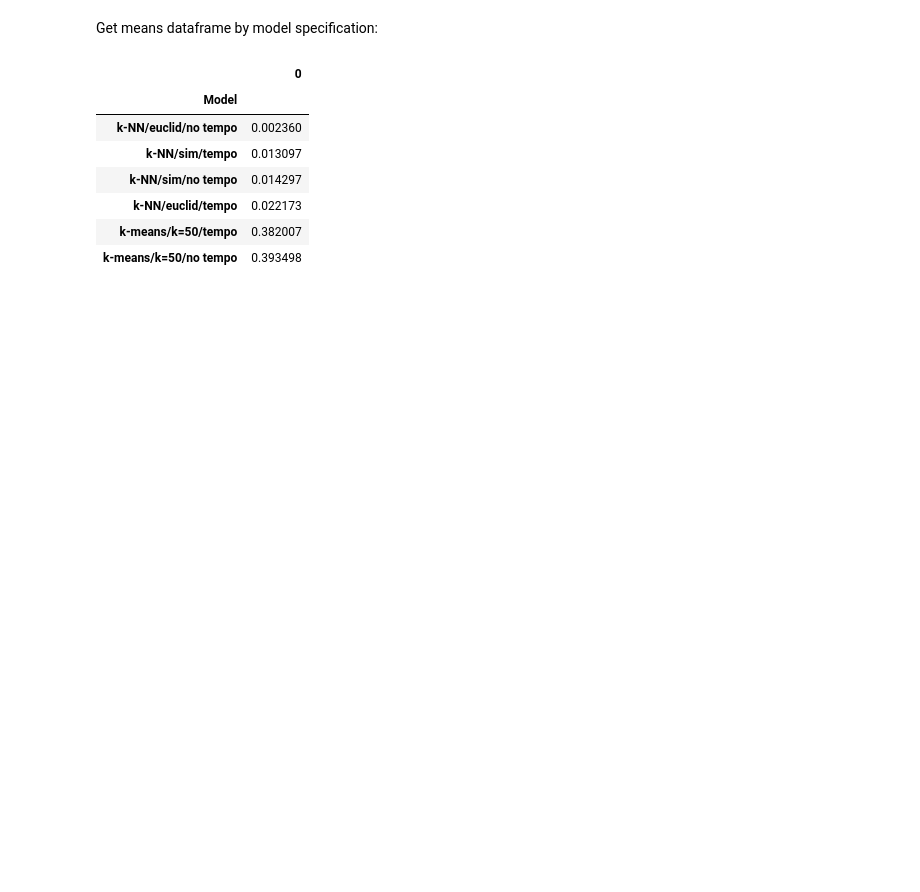
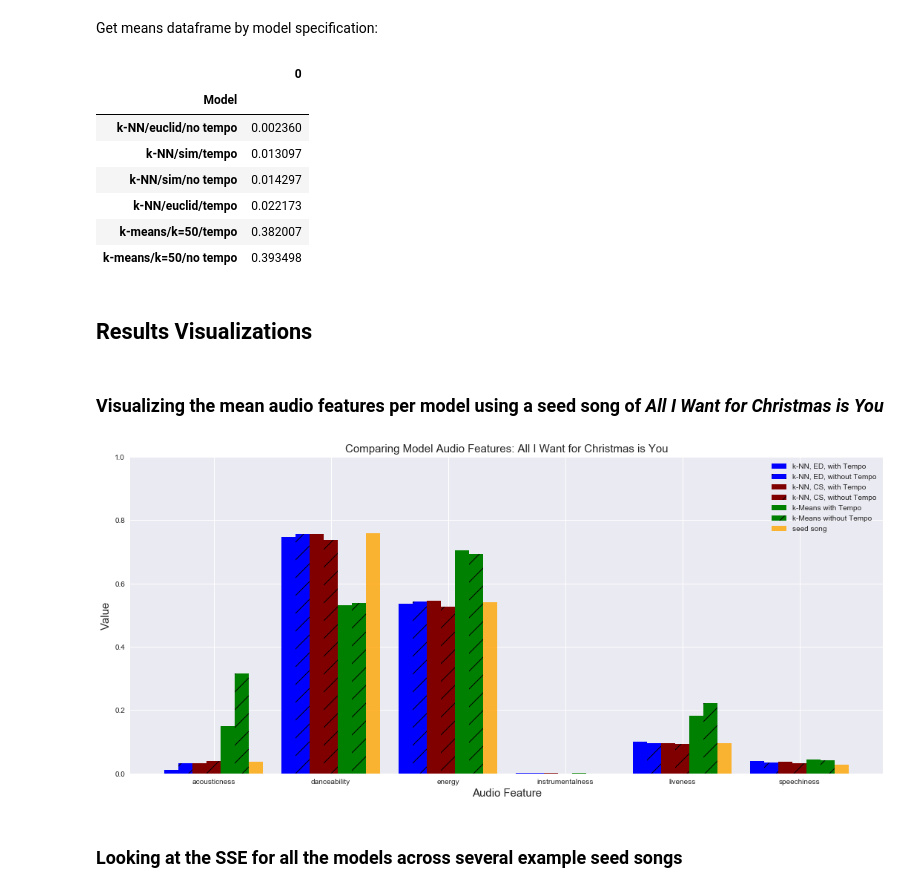
Before and after one commit to sethbilliau/spotify_playlists, a Jupyter notebook: compiled.ipynb, the cells around one changed output. Drawn from its saved outputs; the diff is of its cells as text; code cells hidden in the pictures; blank space fills up the shorter version.

Commit message:
Added Sarah's Results visualizations to compiled.ipynb

```diff
--- a/compiled.ipynb
+++ b/compiled.ipynb
@@ -930,3 +927,63 @@ df_means.to_frame()
 | k-NN/euclid/tempo | 0.022173 |
 | k-means/k=50/tempo | 0.382007 |
 | k-means/k=50/no tempo | 0.393498 |
+# %% [markdown]
+## Results Visualizations
+# %% [markdown]
+### Visualizing the mean audio features per model using a seed song of *All I Want for Christmas is You*
+# %%
+# Vis for:
+# Michael Bublé, It's Beginning to Look a lot Like Christmas
+# Yo-Yo Ma, Cello Suite No. 1 in G Major = "61dYvvfIRtIDFuqZypPAta"
+# Despacito, Luis Fonsi = "6habFhsOp2NvshLv26DqMb"
+# Star Wars = "3UqSTlEwO5spY8YL3GfQGv"
+# All I Want for Christmas is You = "0bYg9bo50gSsH3LtXe2SQn"
+
+objects = ("acousticness", "danceability", "energy", "instrumentalness", "liveness", "speechiness")
+
+# Get the data we want to plot
+mean_kmeans_t = list(mean_df.iloc[0, 0:6])
+mean_kmeans_nt = list(mean_df.iloc[1, 0:6])
+
+mean_knn_et = list(k_nn_mean_df.iloc[0, 0:6])
+mean_knn_ent = list(k_nn_mean_df.iloc[1, 0:6])
+mean_knn_ct = list(k_nn_mean_df.iloc[2, 0:6])
+mean_knn_cnt = list(k_nn_mean_df.iloc[3, 0:6])
+
+seed_song_af = list(mean_df.iloc[2, 0:6])
+
+# create plot and set parameters for bar plot
+plt.figure(figsize=(15,7))
+plt.ylim((0, 1))
+index = np.arange(6)
+bar_width = 0.12
+opacity = 0.8
+
+# Plot the bars
+
+plt.bar(index, mean_knn_et, bar_width, color='b', label='k-NN, ED, with Tempo')
+
+plt.bar(index + bar_width, mean_knn_ent, bar_width, color='b', label='k-NN, ED, without Tempo', hatch='/')
+
+plt.bar(index + 2*bar_width, mean_knn_ct, bar_width, color='maroon', label='k-NN, CS, with Tempo')
+
+plt.bar(index + 3*bar_width, mean_knn_cnt, bar_width, color='maroon', label='k-NN, CS, without Tempo', hatch='/')
+
+plt.bar(index + 4*bar_width, mean_kmeans_t, bar_width, color='g', label='k-Means with Tempo')
+
+plt.bar(index + 5*bar_width, mean_kmeans_nt, bar_width, color='g', label='k-Means without Tempo', hatch="/")
+
+plt.bar(index + 6*bar_width, seed_song_af, bar_width, alpha=opacity, color='orange', label='seed song')
+
+plt.xlabel('Audio Feature', size=15)
+plt.ylabel('Value', size=15)
+plt.title("Comparing Model Audio Features: All I Want for Christmas is You", size=15)
+plt.xticks(index + 3*bar_width, objects)
+plt.legend()
+
+plt.tight_layout()
+plt.show()
+# %% [output]
+[figure, added]
+# %% [markdown]
+### Looking at the SSE for all the models across several example seed songs
```
Also changed, not shown: parts of 10 cells of this notebook, 3 other files.
